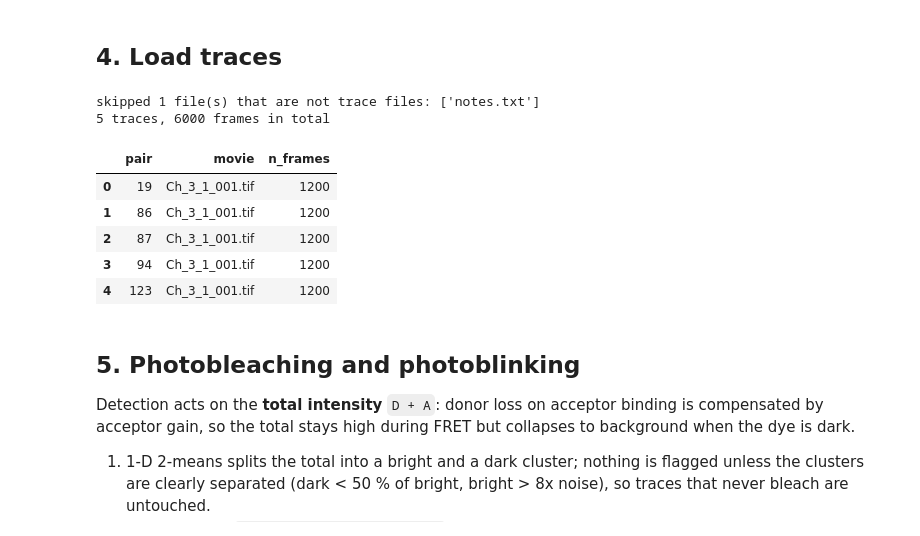
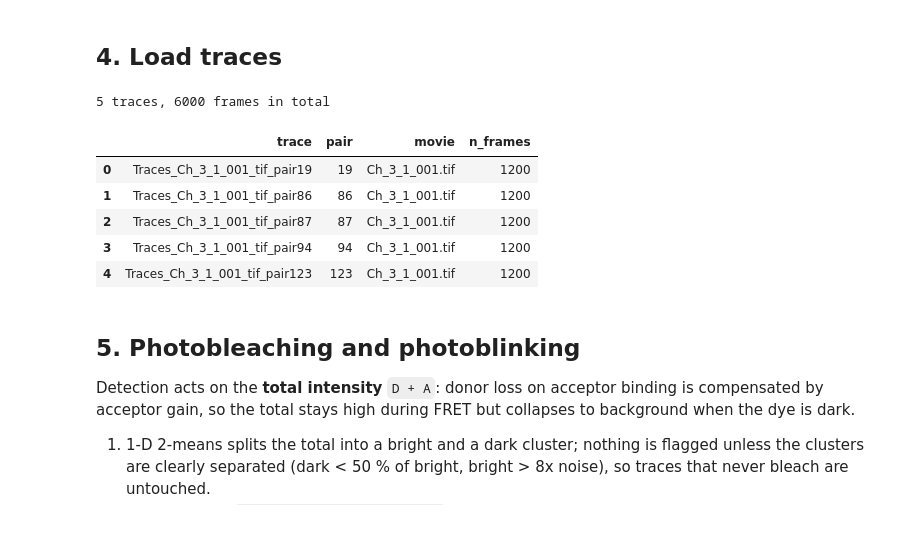
Before and after one commit to emc2emc2/20261001-FRET-colocalization, a Jupyter notebook: smfret_hmm_pipeline.ipynb, the cells around one changed output. Cells and saved outputs as stored; diff of their text form; code cells hidden in the pictures.

```diff
--- a/smfret_hmm_pipeline.ipynb
+++ b/smfret_hmm_pipeline.ipynb
@@ -652,16 +661,15 @@ plt.rcParams.update({"figure.dpi": 110, "axes.spines.top": False, "axes.spines.r
 # %%
 traces = F.load_traces(DATA_DIR, FILE_GLOB)
 print(f"{len(traces)} traces, {sum(t.n_frames for t in traces)} frames in total")
-pd.DataFrame([dict(pair=t.pair, movie=t.movie, n_frames=t.n_frames) for t in traces]).head(10)
+pd.DataFrame([dict(trace=t.name, pair=t.pair, movie=t.movie, n_frames=t.n_frames) for t in traces]).head(10)
 # %% [output]
-skipped 1 file(s) that are not trace files: ['notes.txt']
 5 traces, 6000 frames in total
-|  | pair | movie | n_frames |
-| 0 | 19 | Ch_3_1_001.tif | 1200 |
-| 1 | 86 | Ch_3_1_001.tif | 1200 |
-| 2 | 87 | Ch_3_1_001.tif | 1200 |
-| 3 | 94 | Ch_3_1_001.tif | 1200 |
-| 4 | 123 | Ch_3_1_001.tif | 1200 |
+|  | trace | pair | movie | n_frames |
+| 0 | Traces_Ch_3_1_001_tif_pair19 | 19 | Ch_3_1_001.tif | 1200 |
+| 1 | Traces_Ch_3_1_001_tif_pair86 | 86 | Ch_3_1_001.tif | 1200 |
+| 2 | Traces_Ch_3_1_001_tif_pair87 | 87 | Ch_3_1_001.tif | 1200 |
+| 3 | Traces_Ch_3_1_001_tif_pair94 | 94 | Ch_3_1_001.tif | 1200 |
+| 4 | Traces_Ch_3_1_001_tif_pair123 | 123 | Ch_3_1_001.tif | 1200 |
 # %% [markdown]
 ## 5. Photobleaching and photoblinking
 
```
Also changed, not shown: parts of 7 cells of this notebook.
